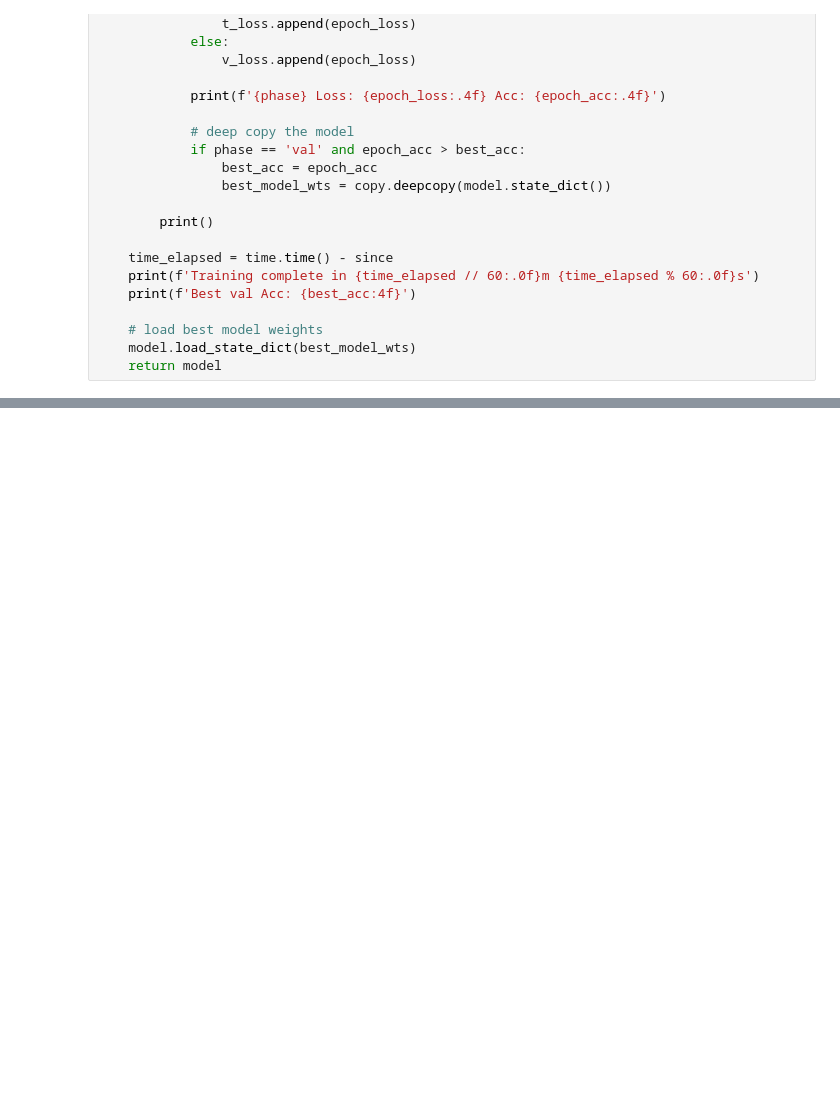
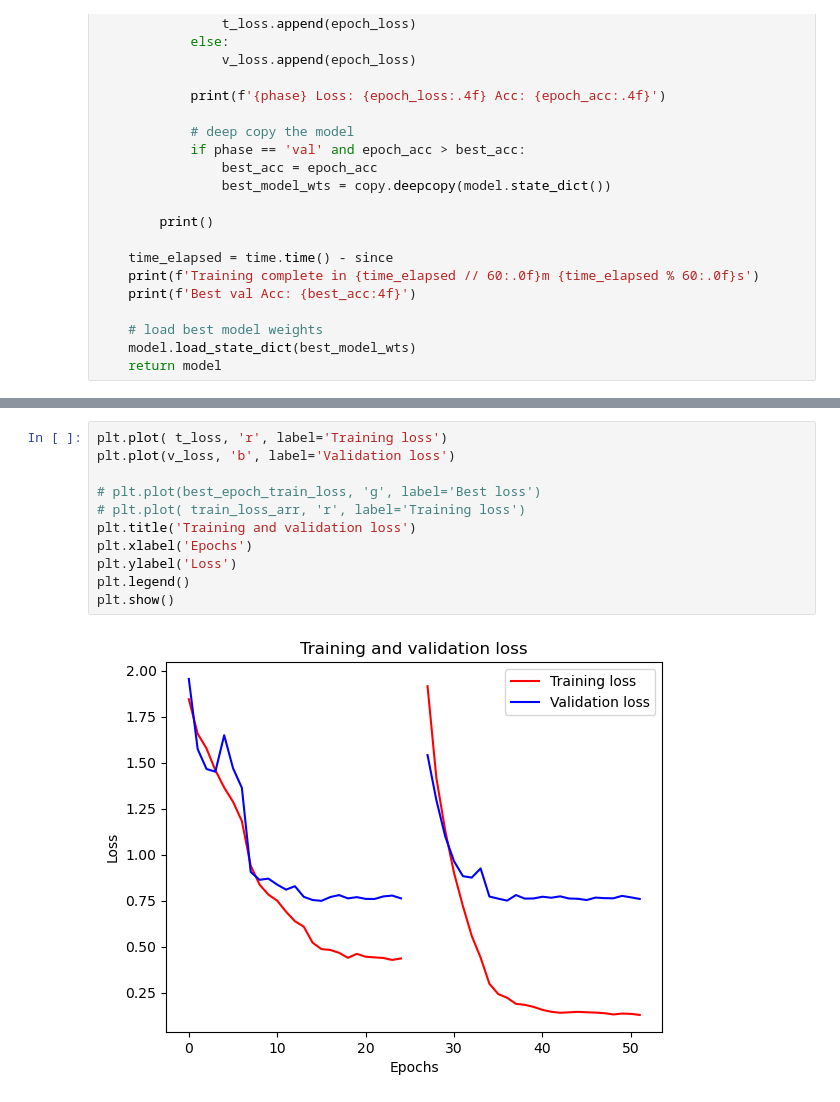
Before and after one commit to rahem1983/Finger_Print_Classification, a Jupyter notebook: resnet50_train.ipynb, the cells around one changed output, grey strips where cells are left out. Cells and saved outputs as stored; diff of their text form; blank space fills up the shorter version.

Commit message:
resnet18 trainned

```diff
--- a/resnet50_train.ipynb
+++ b/resnet50_train.ipynb
@@ -223,0 +233,13 @@ PermissionError: [WinError 5] Access is denied
+# %%
+plt.plot( t_loss, 'r', label='Training loss')
+plt.plot(v_loss, 'b', label='Validation loss')
+
+# plt.plot(best_epoch_train_loss, 'g', label='Best loss')
+# plt.plot( train_loss_arr, 'r', label='Training loss')
+plt.title('Training and validation loss')
+plt.xlabel('Epochs')
+plt.ylabel('Loss')
+plt.legend()
+plt.show()
+# %% [output]
+[figure, added]
```
Also changed, not shown: parts of 5 cells of this notebook, 1 other file.
